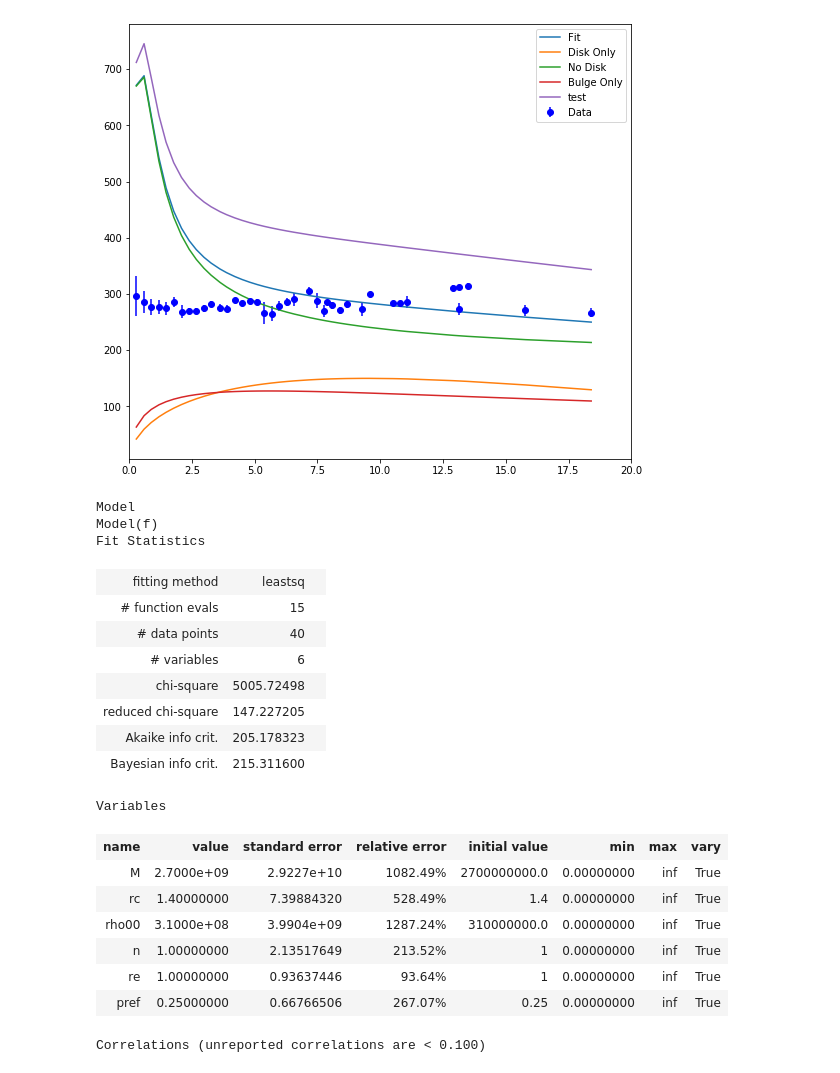
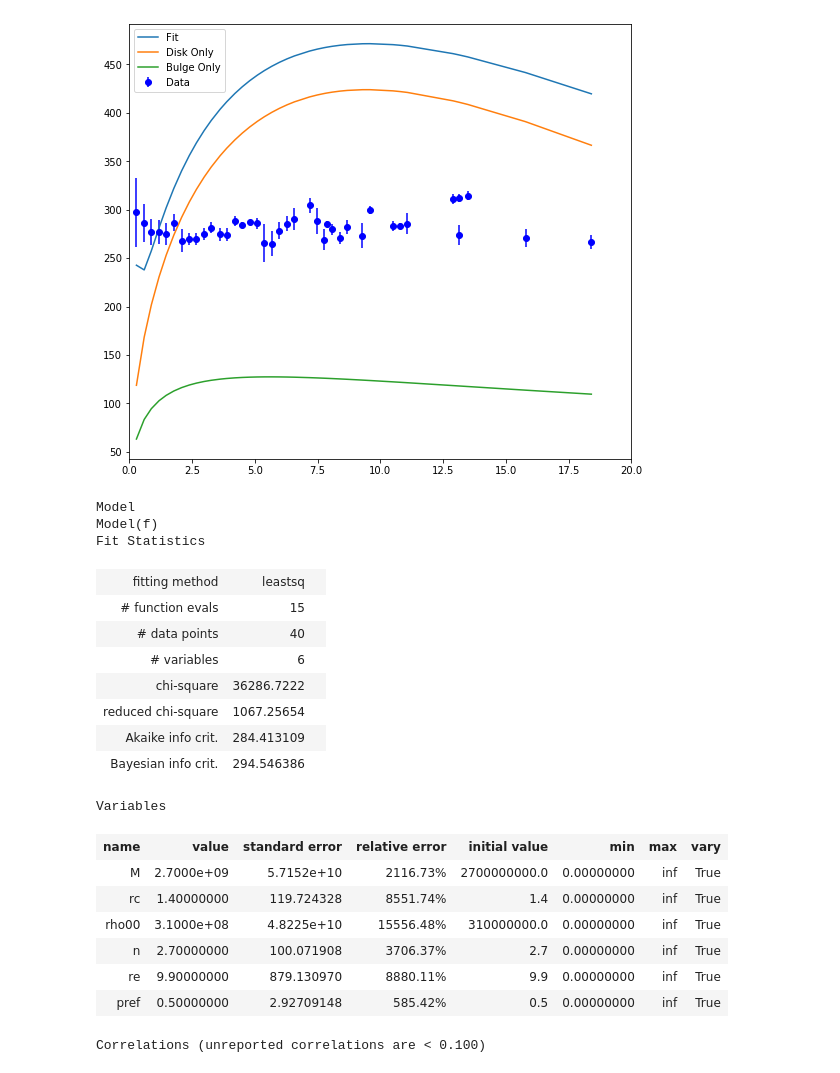
Before and after one commit to villano-lab/grav_project, a Jupyter notebook: fitting/Fitting_with_library-bulgeparam.ipynb, the cells around one changed output. Drawn from its saved outputs; the diff is of its cells as text; code cells hidden in the pictures.

```diff
--- a/fitting/Fitting_with_library-bulgeparam.ipynb
+++ b/fitting/Fitting_with_library-bulgeparam.ipynb
@@ -27,10 +27,10 @@ params = l_mod.make_params()
 #Black Hole
 params.add('M', value=nf.Mbh_def, min=0) #Mass
 #Bulge
-params.add('n', value=1, min=0)
-params.add('re', value=1, min=0)
+params.add('n', value=nf.n_c, min=0)
+params.add('re', value=nf.re_c, min=0)
 #Disk
-params.add('pref', value=0.25, min=0)
+params.add('pref', value=0.5, min=0)
 #Halo
 params.add('rc', value=nf.h_rc, min=0)   #Radius (magnitude)
 params.add('rho00', value=nf.rho00_c, min=0) #Density (halo)
@@ -50,28 +69,26 @@ l_re = l_dict['re']
 #Create arrays for plotting
 l_curve = f(r_dat,l_M,l_rc,l_rho00,l_n,l_re,l_pref)
 
-b_curve = l_c*nf.b_v(r_dat,load=True)
+b_curve = nf.b_v(r_dat,l_n,l_re,load=True)
 d_curve = nf.d_v(r_dat,pref=l_pref,load=True) #Disk only
 nodisk = np.sqrt(nf.bh_v(r_dat,l_M,load=True)**2 + nf.h_v(r_dat,l_rc,l_rho00,load=True)**2 + nf.b_v(r_dat,l_n,l_re,load=True)**2)
-test = nodisk + d_curve
 # %%
 fig = plt.figure(figsize=(9.0,8.0))
 
 plt.xlim(0,20)
 
 plt.errorbar(r_dat,v_dat,yerr=v_err1,fmt='bo',label='Data')
 plt.plot(r_dat,l_curve,label='Fit')
 plt.plot(r_dat,d_curve,label='Disk Only')
-plt.plot(r_dat,nodisk,label='No Disk')
+#plt.plot(r_dat,nodisk,label='No Disk')
 plt.plot(r_dat,b_curve,label='Bulge Only')
-plt.plot(r_dat,test,label='test')
 
 plt.legend()
 plt.show()
 
 l_fit
 # %% [output]
-[figure, old version]
+[figure, new version]
 Model
 Model(f)
 Fit Statistics
@@ -79,16 +96,16 @@ Fit Statistics
 | # function evals | 15 |  |
 | # data points | 40 |  |
 | # variables | 6 |  |
-| chi-square | 5005.72498 |  |
-| reduced chi-square | 147.227205 |  |
-| Akaike info crit. | 205.178323 |  |
-| Bayesian info crit. | 215.311600 |  |
+| chi-square | 36286.7222 |  |
+| reduced chi-square | 1067.25654 |  |
+| Akaike info crit. | 284.413109 |  |
+| Bayesian info crit. | 294.546386 |  |
 Variables
 | name | value | standard error | relative error | initial value | min | max | vary |
-| M | 2.7000e+09 | 2.9227e+10 | 1082.49% | 2700000000.0 | 0.00000000 | inf | True |
-| rc | 1.40000000 | 7.39884320 | 528.49% | 1.4 | 0.00000000 | inf | True |
-| rho00 | 3.1000e+08 | 3.9904e+09 | 1287.24% | 310000000.0 | 0.00000000 | inf | True |
-| n | 1.00000000 | 2.13517649 | 213.52% | 1 | 0.00000000 | inf | True |
-| re | 1.00000000 | 0.93637446 | 93.64% | 1 | 0.00000000 | inf | True |
-| pref | 0.25000000 | 0.66766506 | 267.07% | 0.25 | 0.00000000 | inf | True |
+| M | 2.7000e+09 | 5.7152e+10 | 2116.73% | 2700000000.0 | 0.00000000 | inf | True |
+| rc | 1.40000000 | 119.724328 | 8551.74% | 1.4 | 0.00000000 | inf | True |
+| rho00 | 3.1000e+08 | 4.8225e+10 | 15556.48% | 310000000.0 | 0.00000000 | inf | True |
+| n | 2.70000000 | 100.071908 | 3706.37% | 2.7 | 0.00000000 | inf | True |
+| re | 9.90000000 | 879.130970 | 8880.11% | 9.9 | 0.00000000 | inf | True |
+| pref | 0.50000000 | 2.92709148 | 585.42% | 0.5 | 0.00000000 | inf | True |
 Correlations (unreported correlations are < 0.100)
```
Also changed, not shown: parts of 3 cells of this notebook, 1 other file.
